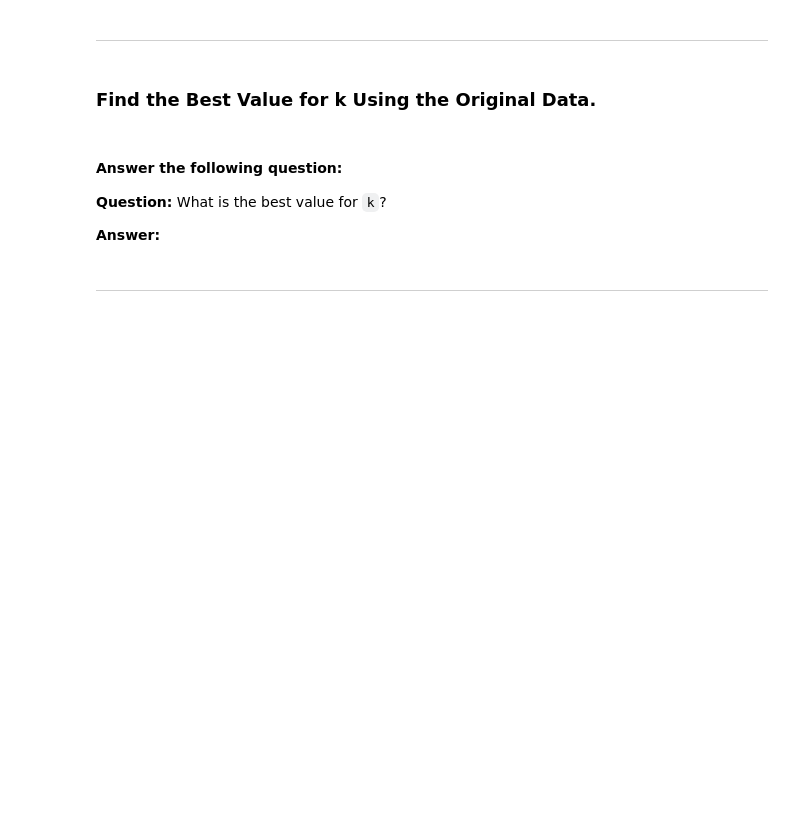
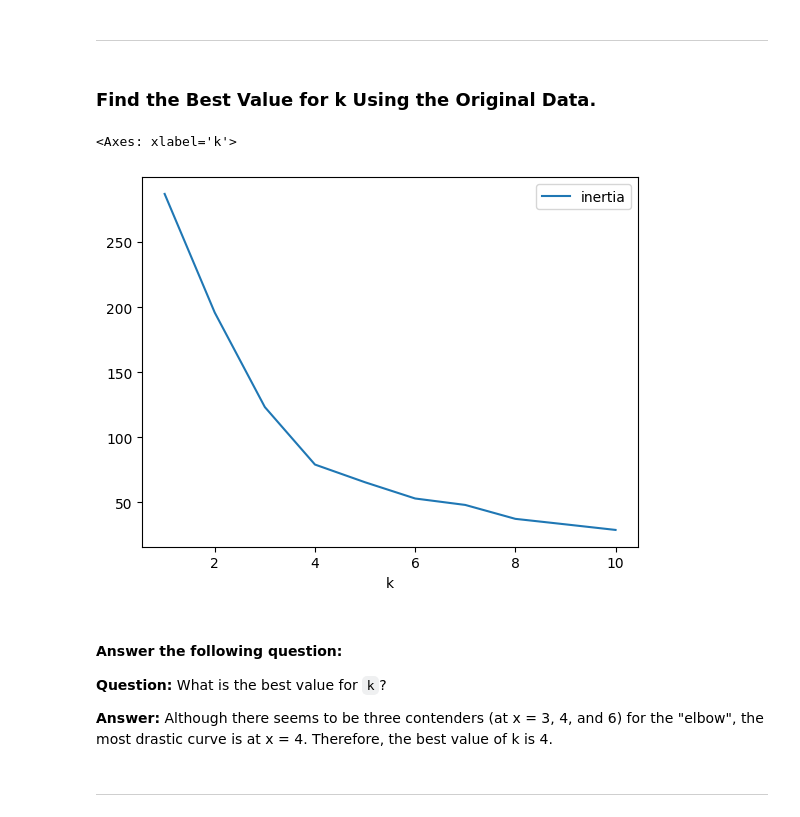
Before and after one commit to toejo/cryptoClustering, a Jupyter notebook: Crypto_Clustering.ipynb, the cells around one changed output. Cells and saved outputs as stored; diff of their text form; code cells hidden in the pictures; blank space fills up the shorter version.

```diff
--- a/Crypto_Clustering.ipynb
+++ b/Crypto_Clustering.ipynb
@@ -62,10 +64,19 @@ df_market_data.hvplot.line(
 # %%
 # Create a DataFrame with the scaled data
 
+# df_market_data.columns
 
 # Copy the crypto names from the original data
 
+df_market_scaled = pd.DataFrame(df_market_data_scaled, columns = ['price_change_percentage_24h', 'price_change_percentage_7d',
+       'price_change_percentage_14d', 'price_change_percentage_30d',
+       'price_change_percentage_60d', 'price_change_percentage_200d',
+       'price_change_percentage_1y'])
+
 # Set the coinid column as index
 
+df_market_scaled['coin_id'] = df_market_data.index
+df_market_scaled = df_market_scaled.set_index('coin_id')
 
 # Display sample data
+df_market_scaled.sample(10)
@@ -75,29 +99,41 @@ df_market_data.hvplot.line(
 ### Find the Best Value for k Using the Original Data.
 # %%
 # Create a list with the number of k-values from 1 to 11
+k = list(range(1,11))
 # %%
 # Create an empty list to store the inertia values
-
+inertia = []
 
 # Create a for loop to compute the inertia with each possible value of k
 # Inside the loop:
 # 1. Create a KMeans model using the loop counter for the n_clusters
 # 2. Fit the model to the data using `df_market_data_scaled`
 # 3. Append the model.inertia_ to the inertia list
+
+for i in k:
+  k_model = KMeans(n_clusters = i, random_state = 1)
+  k_model.fit(df_market_scaled)
+  inertia.append(k_model.inertia_)
 # %%
 # Create a dictionary with the data to plot the Elbow curve
-
+elbow_data = {"k" : k, "inertia" : inertia}
 
 # Create a DataFrame with the data to plot the Elbow curve
+elbow_df = pd.DataFrame(elbow_data)
 # %%
 # Plot a line chart with all the inertia values computed with
 # the different values of k to visually identify the optimal value for k.
+
+elbow_df.plot("k", "inertia")
+# %% [output]
+<Axes: xlabel='k'>
+[figure, added]
 # %% [markdown]
 #### Answer the following question:
 
 **Question:** What is the best value for `k`?
 
-**Answer:**
+**Answer:** Although there seems to be three contenders (at x = 3, 4, and 6) for the "elbow", the most drastic curve is at x = 4. Therefore, the best value of k is 4.
 # %% [markdown]
 ---
 # %% [markdown]
```
Also changed, not shown: parts of 30 cells of this notebook.
